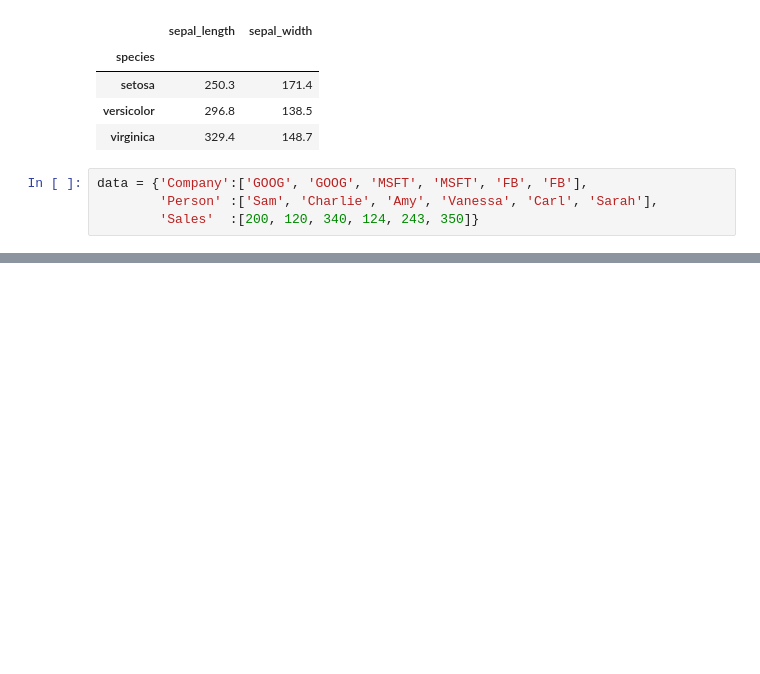
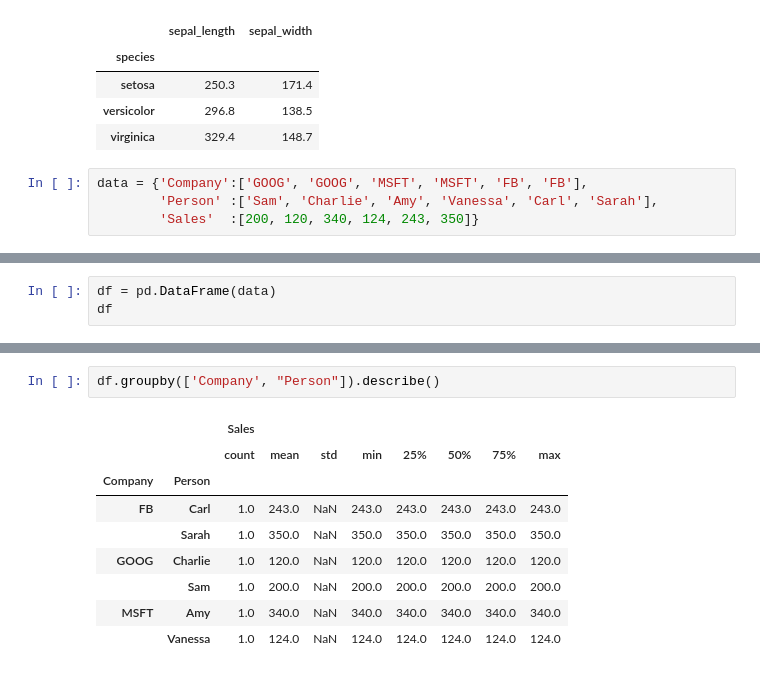
Before and after one commit to bulent-1111/Data_Science, a Jupyter notebook: DE_Pandas_Unterricht_Notebook/05_Pandas_Wiederholt.ipynb, the cells around one changed output, grey strips where cells are left out. Saved outputs shown, nothing was run; the diff lists cells and outputs as text; blank space fills up the shorter version.

```diff
--- a/DE_Pandas_Unterricht_Notebook/05_Pandas_Wiederholt.ipynb
+++ b/DE_Pandas_Unterricht_Notebook/05_Pandas_Wiederholt.ipynb
@@ -500,0 +507,3 @@ data = {'Company':['GOOG', 'GOOG', 'MSFT', 'MSFT', 'FB', 'FB'],
+# %%
+df = pd.DataFrame(data)
+df
@@ -500,0 +578,12 @@ data = {'Company':['GOOG', 'GOOG', 'MSFT', 'MSFT', 'FB', 'FB'],
+# %%
+df.groupby(['Company', "Person"]).describe()
+# %% [output]
+|  |  | Sales |  |  |  |  |  |  |  |
+|  |  | count | mean | std | min | 25% | 50% | 75% | max |
+| Company | Person |  |  |  |  |  |  |  |  |
+| FB | Carl | 1.0 | 243.0 | NaN | 243.0 | 243.0 | 243.0 | 243.0 | 243.0 |
+|  | Sarah | 1.0 | 350.0 | NaN | 350.0 | 350.0 | 350.0 | 350.0 | 350.0 |
+| GOOG | Charlie | 1.0 | 120.0 | NaN | 120.0 | 120.0 | 120.0 | 120.0 | 120.0 |
+|  | Sam | 1.0 | 200.0 | NaN | 200.0 | 200.0 | 200.0 | 200.0 | 200.0 |
+| MSFT | Amy | 1.0 | 340.0 | NaN | 340.0 | 340.0 | 340.0 | 340.0 | 340.0 |
+|  | Vanessa | 1.0 | 124.0 | NaN | 124.0 | 124.0 | 124.0 | 124.0 | 124.0 |
```
Also changed, not shown: parts of 63 cells of this notebook, 9 other files.
